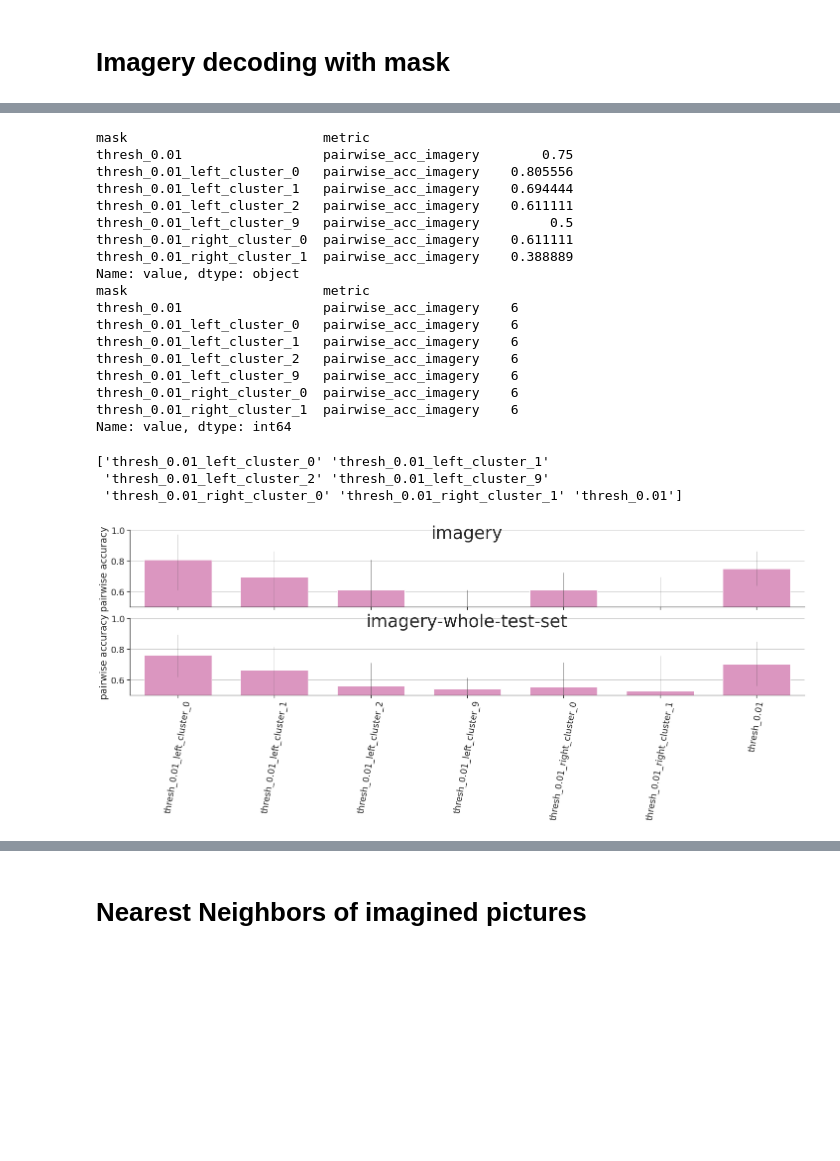
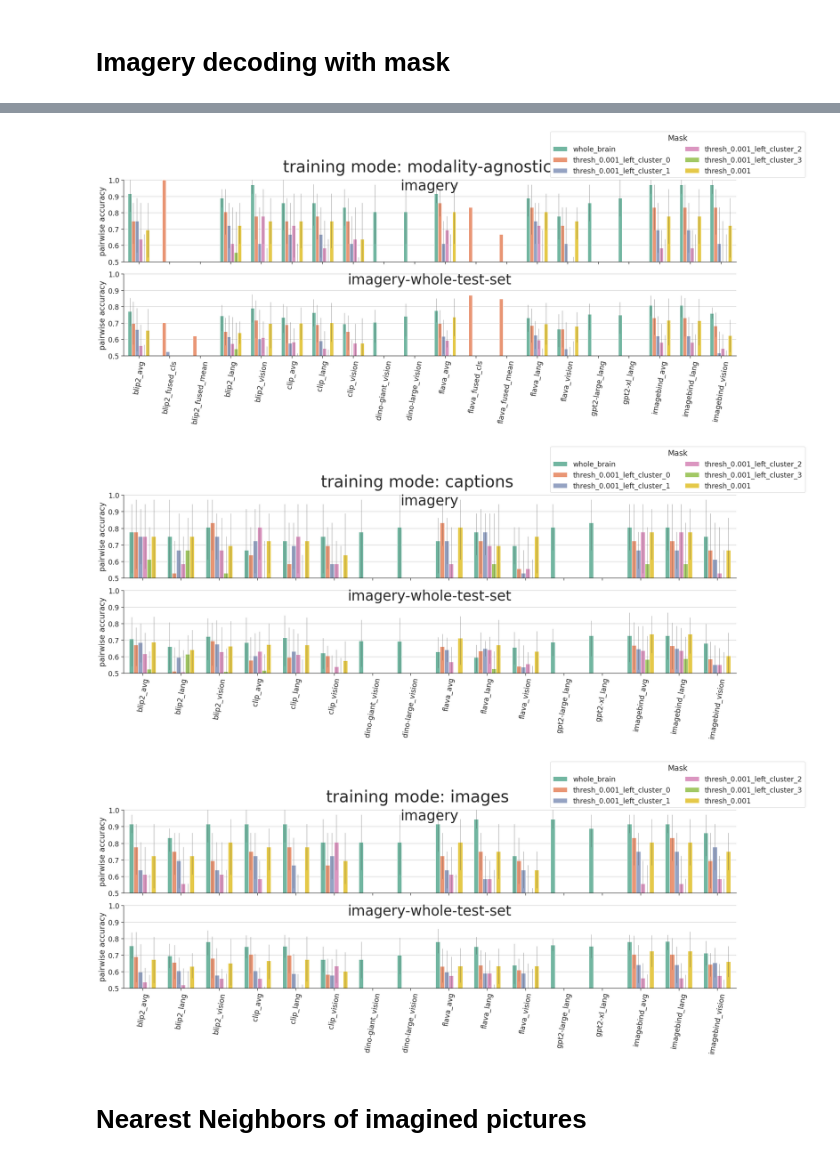
Before and after one commit to mitjanikolaus/multimodal_decoding, a Jupyter notebook: notebooks/imagery_decoding.ipynb, the cells around one changed output, grey strips where cells are left out. Cells and saved outputs as stored; diff of their text form; code cells hidden in the pictures; blank space fills up the shorter version.

```diff
--- a/notebooks/imagery_decoding.ipynb
+++ b/notebooks/imagery_decoding.ipynb
@@ -222,27 +82,4 @@ data_matched_feats
-# %%
-print(data_matched_feats[(data_matched_feats.metric == ACC_IMAGERY)].groupby(["mask", "metric"])['value'].mean())
-print(data_matched_feats[(data_matched_feats.metric == ACC_IMAGERY)].groupby(["mask", "metric"])['value'].count())
-# %% [output]
-mask                         metric
-thresh_0.01                  pairwise_acc_imagery        0.75
-thresh_0.01_left_cluster_0   pairwise_acc_imagery    0.805556
-thresh_0.01_left_cluster_1   pairwise_acc_imagery    0.694444
-thresh_0.01_left_cluster_2   pairwise_acc_imagery    0.611111
-thresh_0.01_left_cluster_9   pairwise_acc_imagery         0.5
-thresh_0.01_right_cluster_0  pairwise_acc_imagery    0.611111
-thresh_0.01_right_cluster_1  pairwise_acc_imagery    0.388889
-Name: value, dtype: object
-mask                         metric
-thresh_0.01                  pairwise_acc_imagery    6
-thresh_0.01_left_cluster_0   pairwise_acc_imagery    6
-thresh_0.01_left_cluster_1   pairwise_acc_imagery    6
-thresh_0.01_left_cluster_2   pairwise_acc_imagery    6
-thresh_0.01_left_cluster_9   pairwise_acc_imagery    6
-thresh_0.01_right_cluster_0  pairwise_acc_imagery    6
-thresh_0.01_right_cluster_1  pairwise_acc_imagery    6
-Name: value, dtype: int64
 # %%
-
 FEAT_ORDER = ["vision", "lang", "vision+lang", "matched"]
 FEAT_PALETTE = sns.color_palette('Set2')
 PALETTE_BLACK_ONLY = [(0, 0, 0)] * 10
@@ -257,11 +94,12 @@ def create_result_graph_cluster_comparisons(data, x_variable="model_feat", order
 
     for x_variable_value in order:
         length = len(data[(data[x_variable] == x_variable_value) & (data.metric == metrics[0])])
+        # print(data[(data[x_variable] == x_variable_value) & (data.metric == metrics[0]) & (data.subject == SUBJECTS[0])])
         expected_num_datapoints = len(SUBJECTS)
         if hue_variable != "features":
             expected_num_datapoints *= len(data[hue_variable].unique())
         if (length > 0) and (length != expected_num_datapoints):
-            message = f"unexpected number of datapoints: {length} (expected: {expected_num_datapoints}) ({x_variable}: {x_variable_value} {mode}"
+            message = f"unexpected number of datapoints: {length} (expected: {expected_num_datapoints}) ({x_variable}: {x_variable_value}"
             if verify_num_datapoints:
                 raise RuntimeError(message)
             else:
@@ -273,7 +111,7 @@ def create_result_graph_cluster_comparisons(data, x_variable="model_feat", order
                                                        hue_variable=hue_variable, row_variable=row_variable,
                                                        row_order=row_order, col_variable=col_variable,
                                                        hue_order=hue_order, palette=palette, ylim=ylim,
-                                                       noise_ceilings=noise_ceilings, shorten_label_texts=False, plot_legend=False)
+                                                       noise_ceilings=noise_ceilings, shorten_label_texts=False, plot_legend=True)
 
     for m, metric in enumerate(metrics):
         catplot_g.axes[m, 0].set_title(metrics[m].replace("pairwise_acc_", "").replace("_", "-"), fontsize=35,
@@ -282,15 +120,33 @@ def create_result_graph_cluster_comparisons(data, x_variable="model_feat", order
 
     plt.subplots_adjust(hspace=0.15)
     return catplot_g, lgd
-# %%
-metrics_order = [ACC_IMAGERY, ACC_IMAGERY_WHOLE_TEST]
-order = data_matched_feats["mask"].unique()
-
-print(order)
-figure, lgd = create_result_graph_cluster_comparisons(data_matched_feats, x_variable="mask", order=order, metrics=metrics_order, row_order=metrics_order, hue_order=FEAT_ORDER, ylim=(0.5, 1), row_title_height=0.85,
-                             legend_bbox=(0.06,0.98), legend_2_bbox=(0.99,0.98), height=4.5, legend_title="Modality-agnostic decoders projecting into feature space of", verify_num_datapoints=False)
-# %% [output]
-['thresh_0.01_left_cluster_0' 'thresh_0.01_left_cluster_1'
- 'thresh_0.01_left_cluster_2' 'thresh_0.01_left_cluster_9'
- 'thresh_0.01_right_cluster_0' 'thresh_0.01_right_cluster_1' 'thresh_0.01']
-[figure, removed]
+# %%
+# MODELS = ["clip", "flava", "imagebind", "blip2"]
+MODELS = ["clip", "imagebind", "flava", "blip2", "gpt2-large", "gpt2-xl", "dino-large", "dino-giant"]
+def imagery_decoding_masks_plot(training_mode):
+    data_to_plot = all_data[all_data.model.isin(MODELS)].copy()
+    data_to_plot = data_to_plot[data_to_plot.training_mode == training_mode]
+    resolution = "fsaverage7"
+    data_to_plot = data_to_plot[(data_to_plot.resolution == resolution) | (data_to_plot["mask"] == "whole_brain")]
+    data_to_plot = data_to_plot[(data_to_plot.surface == True) & (data_to_plot["mask"] != "whole_brain") | (data_to_plot.surface == False) & (data_to_plot["mask"] == "whole_brain")]
+
+    data_to_plot = data_to_plot[data_to_plot.features != "matched"]
+
+    include_masks = [mask_name for mask_name in data_to_plot["mask"].unique() if "thresh_0.001" in mask_name]
+    include_masks += ["whole_brain"]
+    data_to_plot = data_to_plot[data_to_plot["mask"].isin(include_masks)]
+    # print(data_to_plot["mask"].unique())
+
+    metrics_order = [ACC_IMAGERY, ACC_IMAGERY_WHOLE_TEST]
+    masks_order = data_to_plot["mask"].unique()
+    models_order = data_to_plot.model_feat.unique()
+    figure, lgd = create_result_graph_cluster_comparisons(data_to_plot, x_variable="model_feat", order=models_order, metrics=metrics_order, row_order=metrics_order, hue_variable="mask", hue_order=masks_order, ylim=(0.5, 1), row_title_height=0.85,
+                                 legend_bbox=(0.7,1.15), legend_2_bbox=(0.99,0.98), height=4.5, legend_title="Mask", verify_num_datapoints=False)
+
+    figure.fig.suptitle(f"training mode: {training_mode}", y=1.03, fontsize=40)
+    # data_to_plot[(data_to_plot.metric == ACC_IMAGERY_WHOLE_TEST)].groupby(["model", "features", "mask"]).agg(mean_val=('value', 'mean'), count=('value', 'count'))
+# %%
+imagery_decoding_masks_plot("modality-agnostic")
+imagery_decoding_masks_plot("captions")
+imagery_decoding_masks_plot("images")
+# %% [output]
@@ -297,2 +169,5 @@ figure, lgd = create_result_graph_cluster_comparisons(data_matched_feats, x_vari
+[figure, added]
+[figure, added]
+[figure, added]
 # %% [markdown]
 # Nearest Neighbors of imagined pictures
```
Also changed, not shown: parts of 19 cells of this notebook, 3 other files.
